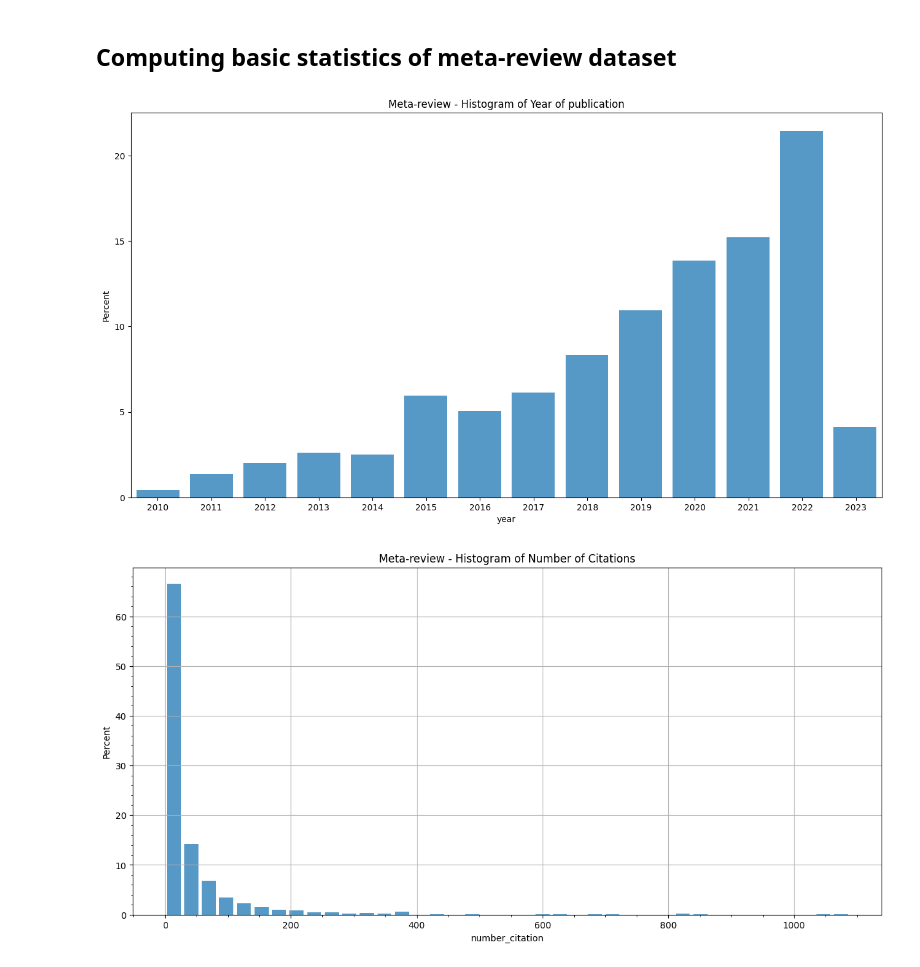
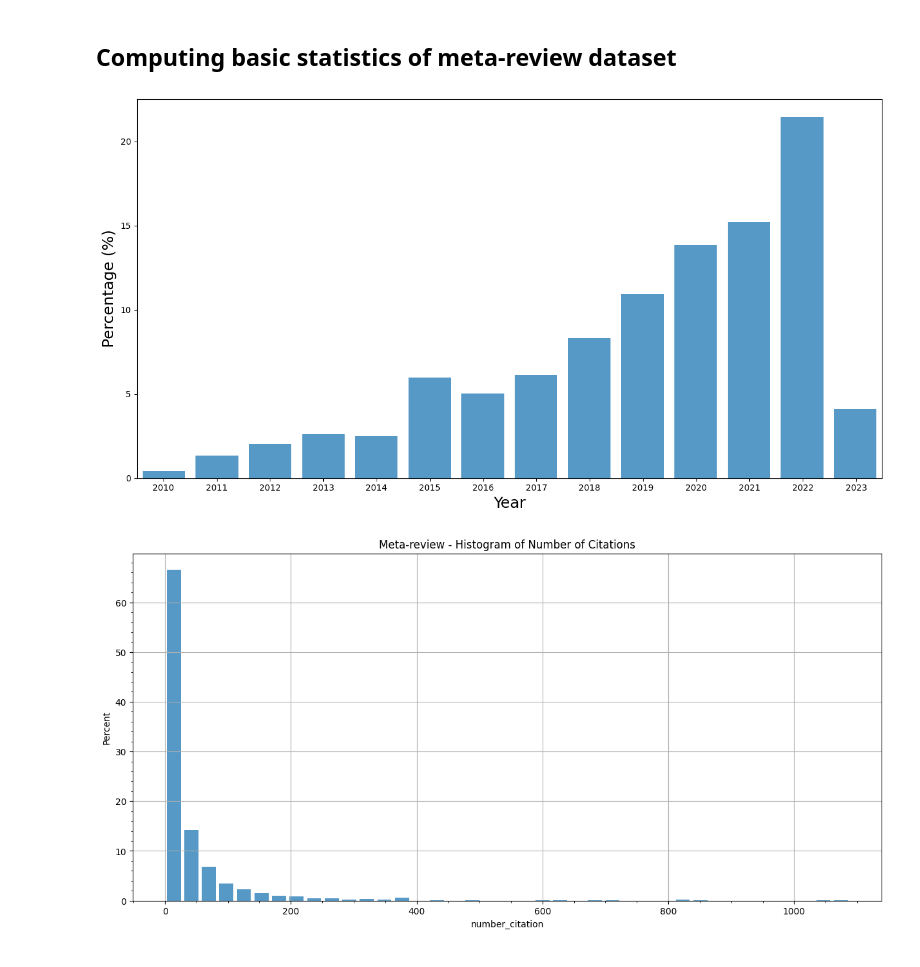
Before and after one commit to vitorhirata/resilience-metrics-review, a Jupyter notebook: review_deduplication.ipynb, the cells around one changed output. Saved outputs shown, nothing was run; the diff lists cells and outputs as text; code cells hidden in the pictures.

```diff
--- a/review_deduplication.ipynb
+++ b/review_deduplication.ipynb
@@ -120,14 +120,15 @@ sns.set_context(rc = {'patch.linewidth': 0.0})
 # %%
 plt.figure(figsize=(13, 7))
 sns.histplot(data=dfReview[dfReview.year.notnull()], x='year', stat='percent', bins=14, shrink=.8)
 
 plt.xticks(np.arange(2010.46, 2023.0, step=0.93), np.arange(2010, 2024, step=1))
 plt.xlim(2010, 2023)
+plt.xlabel("Year", fontsize=18)
+plt.ylabel("Percentage (%)", fontsize=18)
 plt.tight_layout()
-plt.title('Meta-review - Histogram of Year of publication')
 plt.show()
 # %% [output]
-[figure, old version]
+[figure, new version]
 # %%
 cut_line = 200
 
```
Also changed, not shown: 1 other file.
